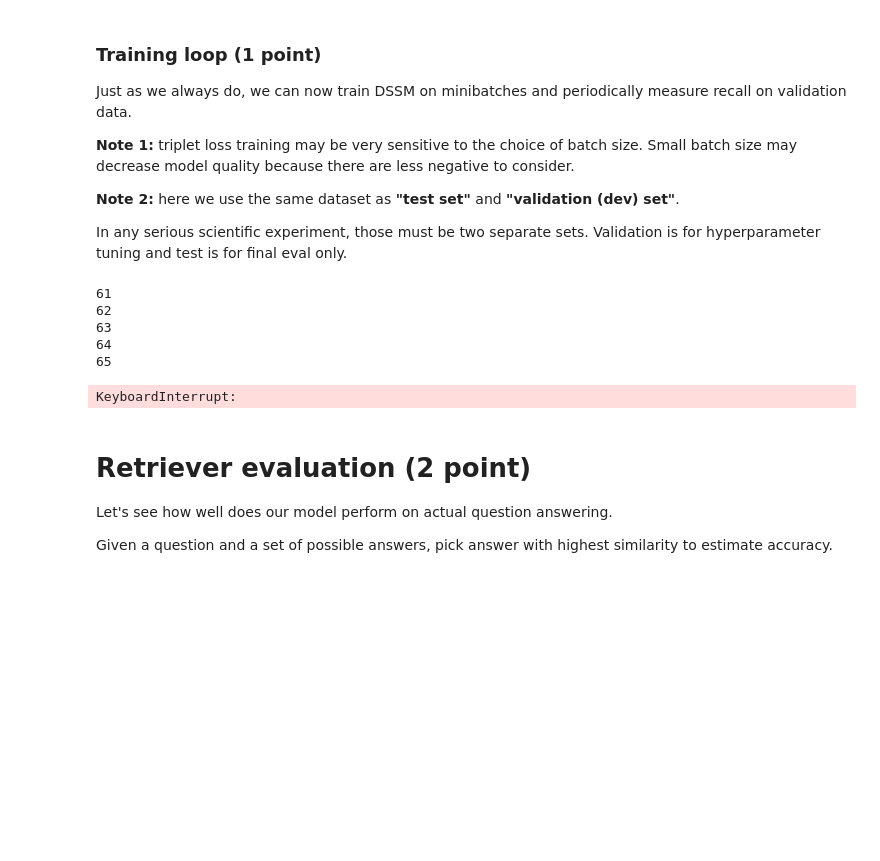
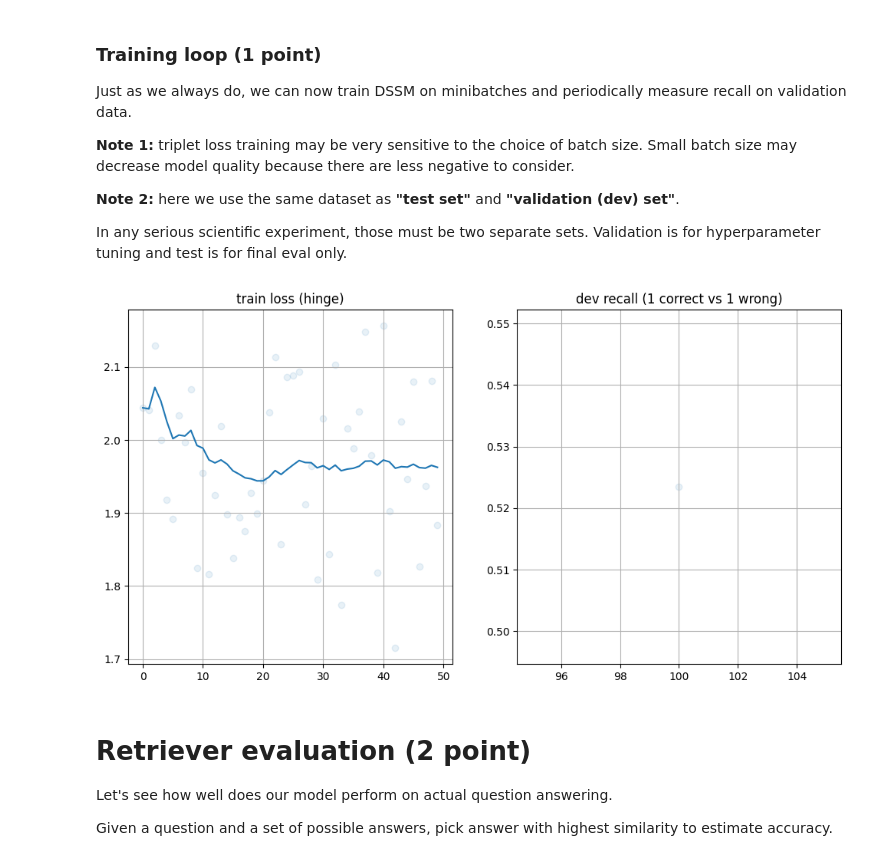
Before and after one commit to Aphelack/nlp_course, a Jupyter notebook: week09_retrieval/practice.ipynb, the cells around one changed output. Drawn from its saved outputs; the diff is of its cells as text; code cells hidden in the pictures; blank space fills up the shorter version.

```diff
--- a/week09_retrieval/practice.ipynb
+++ b/week09_retrieval/practice.ipynb
@@ -134,14 +153,21 @@ class Vectorizer(nn.Module):
         super().__init__()
         self.bert = bert
         self.hid_size = hid_size
+        bert.requires_grad_ = False
 
         # define a few layers to be applied on top of pre-trained BERT
         # note: please make sure your final layer comes with _linear_ activation
         self.head = nn.Sequential(
-            nn.Linear(768, 2 * hid_size),
+            nn.Linear(768, 4 * hid_size),
+            nn.BatchNorm1d(4 * hid_size),
             nn.ReLU(),
-            nn.Linear(2 * hid_size, 2 * hid_size),
+            nn.Dropout(0.1),
+
+            nn.Linear(4 * hid_size, 2 * hid_size),
+            nn.BatchNorm1d(2 * hid_size),
             nn.ReLU(),
+            nn.Dropout(0.1),
+
             nn.Linear(2 * hid_size, hid_size),
         )
 
@@ -162,12 +188,12 @@ class Vectorizer(nn.Module):
 
         # In fact, please DO use at least 10% dropout!
         with torch.no_grad():
-            tokens =  tokenizer(input_phrases, padding=True, truncation=True, return_tensors="pt")
+            tokens =  tokenizer(input_phrases, padding=True, truncation=True, return_tensors="pt").to(bert.device)
             out = bert(**tokens)
             token_embs = out.pooler_output
             del out
         if self.training:
-            F.dropout(token_embs, p=0.1, inplace=True)
+            token_embs = F.dropout(token_embs, p=0.1)
         phrase_vectors = self.head(token_embs)
         return phrase_vectors
 # %%
@@ -236,7 +262,3 @@ print(dummy_batch)
        'This can be configured so that two sets of such cascading doors operate like the center opening doors described above, allowing for a very wide elevator cab.',
        'In the 11th century, the Seljuk Turks took over much of the Middle East, occupying Persia during the 1040s, Armenia in the 1060s, and Jerusalem in 1070.'],
       dtype='<U157')}
-# %%
-batch = next(iterate_minibatches(train, batch_size=256, cycle=True))
-for v in batch.values():
-    print(len(v))
@@ -322,10 +340,15 @@ import pandas as pd
 from IPython.display import clear_output
 from tqdm import tqdm
 
+# Initialize model, optimizers, anything else you want
 
-# Initialize model, optimizers, anything else you want
-optimizer = torch.optim.AdamW([p for p in question_vectorizer.parameters()] + [p for p in answer_vectorizer.parameters()])
+device = 'cuda:2' if torch.cuda.is_available() else 'cpu'
 
+optimizer = torch.optim.AdamW([p for p in question_vectorizer.parameters() if p.requires_grad_] + [p for p in answer_vectorizer.parameters() if p.requires_grad_],
+                              lr=1e-4,
+                              weight_decay=1e-5)
+question_vectorizer = Vectorizer().to(device)
+answer_vectorizer = Vectorizer().to(device)
 
 ewma = lambda x, span: pd.DataFrame({'x': x})['x'].ewm(span=span).mean().values
 dev_batches = iterate_minibatches(test, batch_size=256, cycle=True)
@@ -333,11 +356,13 @@ loss_history = []
 dev_recall_history = []
 # %%
 # infinite training loop. Stop it manually or implement early stopping
-epoch = 0
+
 batch_size = 256
-batch_in_epoch = len(train) / batch_size
-num_epochs = 100
+# epoch = 0
+# batch_in_epoch = len(train) / batch_size
+# num_epochs = 50
 
+target_recall = 0.85
 for batch in iterate_minibatches(train, batch_size=batch_size, cycle=True):
 
     # Perform one training step
@@ -347,42 +372,38 @@ for batch in iterate_minibatches(train, batch_size=batch_size, cycle=True):
     v_incorrect = answer_vectorizer(list(wrong_answers))
 
 
     loss_t = compute_loss(v_questions, v_correct, v_incorrect)
     loss_t.backward()
     optimizer.step()
     optimizer.zero_grad()
     loss_history.append(float(loss_t))
-    print(len(loss_history))
 
     if len(loss_history) % 50 == 0:
         # measure dev recall = P(correct_is_closer_than_wrong | q, a+, a-)
         dev_batch = next(dev_batches)
 
         recall_t = get_recall(**dev_batch)
 
         dev_recall_history.append(recall_t)
 
     if len(loss_history) % 50 == 0:
         clear_output(True)
         plt.figure(figsize=[12, 6])
         plt.subplot(1, 2, 1), plt.title('train loss (hinge)'), plt.grid()
         plt.scatter(np.arange(len(loss_history)), loss_history, alpha=0.1)
         plt.plot(ewma(loss_history, span=100))
         plt.subplot(1, 2, 2), plt.title('dev recall (1 correct vs 1 wrong)'), plt.grid()
         dev_time = np.arange(1, len(dev_recall_history) + 1) * 100
         plt.scatter(dev_time, dev_recall_history, alpha=0.1)
         plt.plot(dev_time, ewma(dev_recall_history, span=10))
         plt.show()
 
-    epoch += 1 / batch_in_epoch
-    if epoch >= num_epochs: break
+    # epoch += 1 / batch_in_epoch
+    # if epoch >= num_epochs: break
+
+    if np.mean(dev_recall_history[-10:]) > target_recall: break
 # %% [output]
-61
-62
-63
-64
-65
-KeyboardInterrupt:
+[figure, added]
 # %%
 print("Mean recall:", np.mean(dev_recall_history[-10:]))
 assert np.mean(dev_recall_history[-10:]) > 0.85, "Please train for at least 85% recall on test set. "\
```
Also changed, not shown: parts of 5 cells of this notebook.
